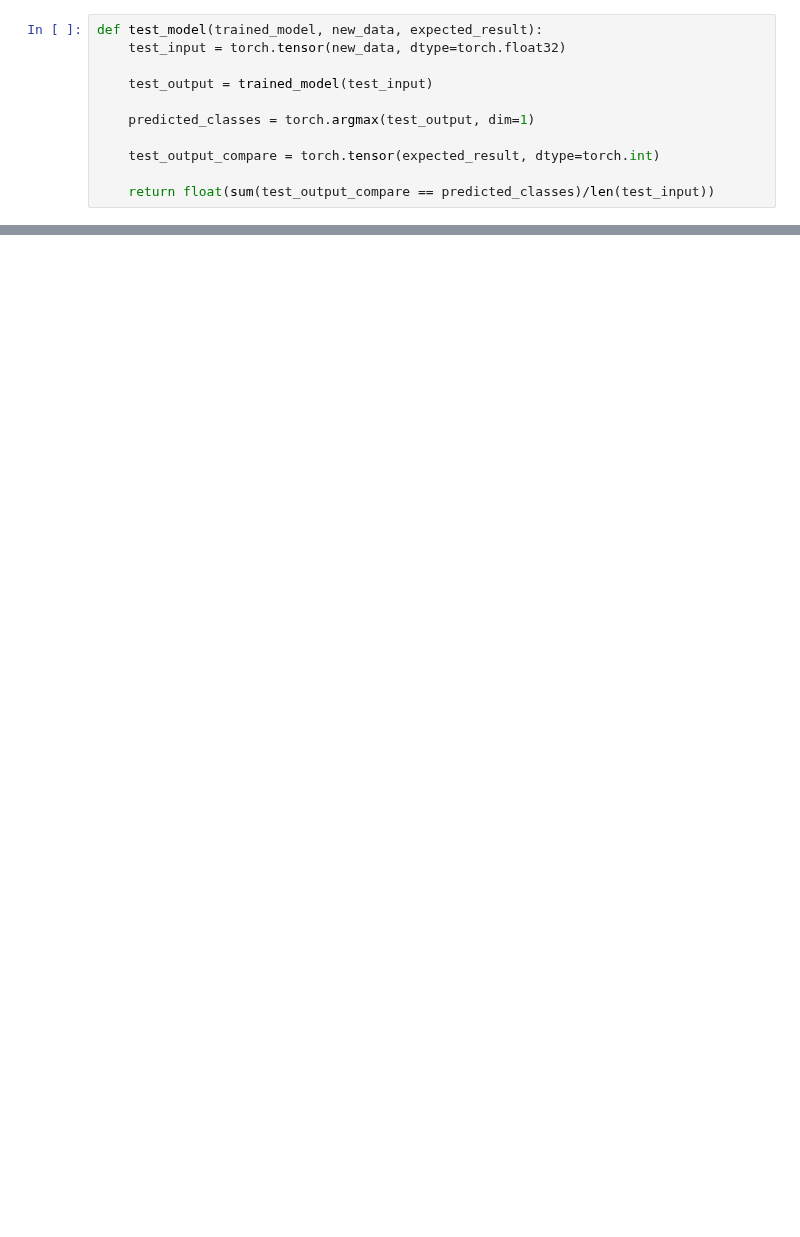
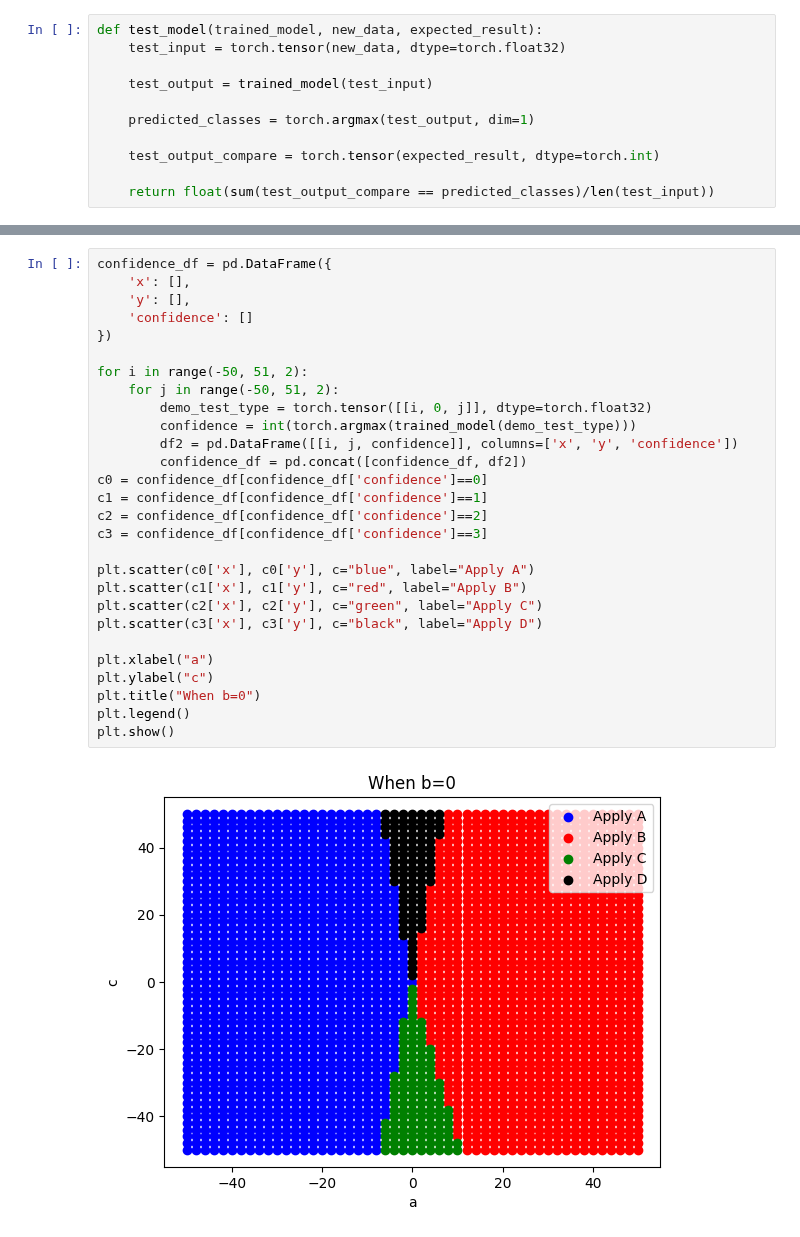
Before and after one commit to MXM-MachineLearning/MXM_AI_Ellenberg, a Jupyter notebook: heisenberg_group/Donald/heisenberg_NN_Q_learning.ipynb, the cells around one changed output, grey strips where cells are left out. Cells and saved outputs as stored; diff of their text form; blank space fills up the shorter version.

```diff
--- a/heisenberg_group/Donald/heisenberg_NN_Q_learning.ipynb
+++ b/heisenberg_group/Donald/heisenberg_NN_Q_learning.ipynb
@@ -176,0 +186,30 @@ Error:
+# %%
+confidence_df = pd.DataFrame({
+    'x': [],
+    'y': [],
+    'confidence': []
+})
+
+for i in range(-50, 51, 2):
+    for j in range(-50, 51, 2):
+        demo_test_type = torch.tensor([[i, 0, j]], dtype=torch.float32)
+        confidence = int(torch.argmax(trained_model(demo_test_type)))
+        df2 = pd.DataFrame([[i, j, confidence]], columns=['x', 'y', 'confidence'])
+        confidence_df = pd.concat([confidence_df, df2])
+c0 = confidence_df[confidence_df['confidence']==0]
+c1 = confidence_df[confidence_df['confidence']==1]
+c2 = confidence_df[confidence_df['confidence']==2]
+c3 = confidence_df[confidence_df['confidence']==3]
+
+plt.scatter(c0['x'], c0['y'], c="blue", label="Apply A")
+plt.scatter(c1['x'], c1['y'], c="red", label="Apply B")
+plt.scatter(c2['x'], c2['y'], c="green", label="Apply C")
+plt.scatter(c3['x'], c3['y'], c="black", label="Apply D")
+
+plt.xlabel("a")
+plt.ylabel("c")
+plt.title("When b=0")
+plt.legend()
+plt.show()
+# %% [output]
+[figure, added]
```
Also changed, not shown: parts of 8 cells of this notebook, 4 other files.
